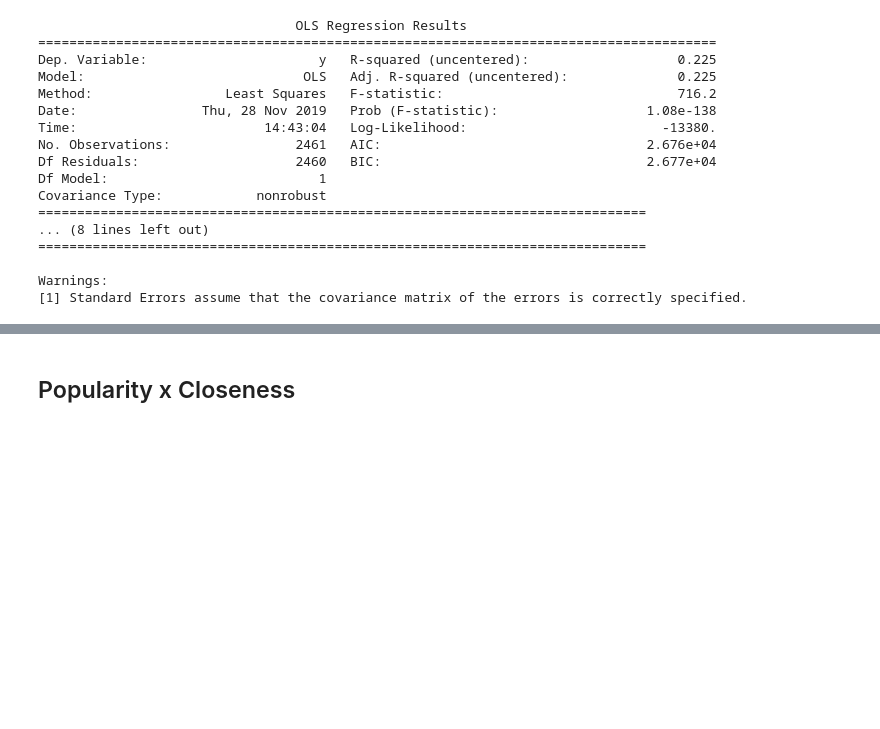
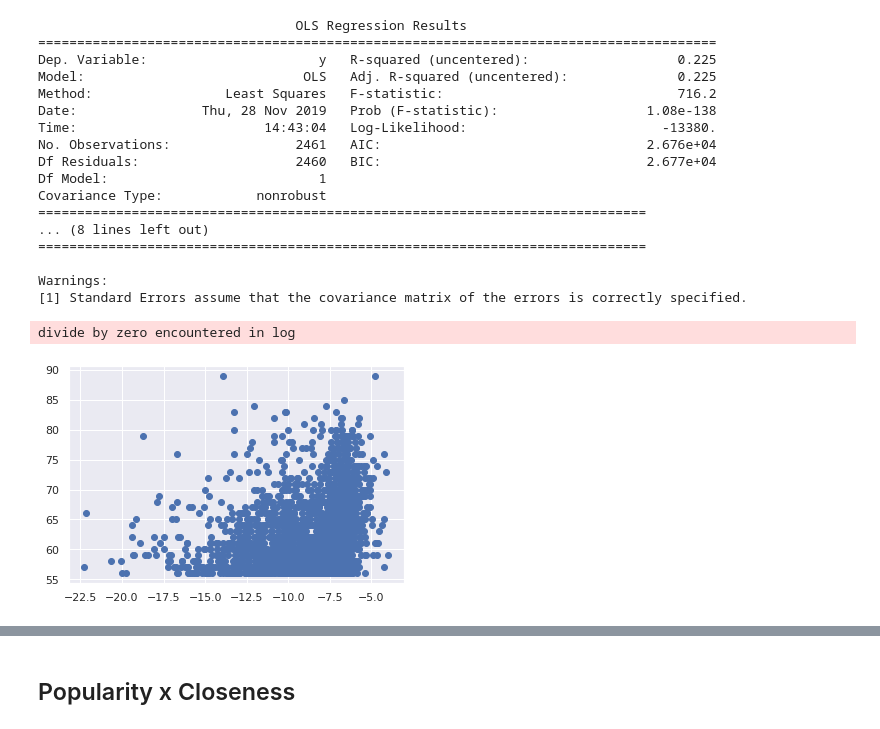
Before and after one commit to LiuSeeker/redes-projeto1, a Jupyter notebook: spotify/Analise d60.ipynb, the cells around one changed output, grey strips where cells are left out. Cells and saved outputs as stored; diff of their text form; code cells hidden in the pictures; blank space fills up the shorter version.

```diff
--- a/spotify/Analise d60.ipynb
+++ b/spotify/Analise d60.ipynb
@@ -90,3 +90,19 @@ Covariance Type:            nonrobust
 
 Warnings:
 [1] Standard Errors assume that the covariance matrix of the errors is correctly specified.
+# %%
+lista_b_log = np.log(lista_b)
+lista_del = [0]
+for i in range(len(lista_b_log)):
+    if math.isnan(lista_b_log[i]) or math.isinf(lista_b_log[i]) :
+        lista_del.append(i)
+
+for j in reversed(lista_del):
+    lista_b_log = np.delete(lista_b_log, j)
+    lista_p = np.delete(lista_p, j)
+
+plt.scatter(lista_b_log, lista_p)
+plt.show()
+# %% [output]
+divide by zero encountered in log
+[figure, added]
```
Also changed, not shown: parts of 1 cell of this notebook, 6 other files.
